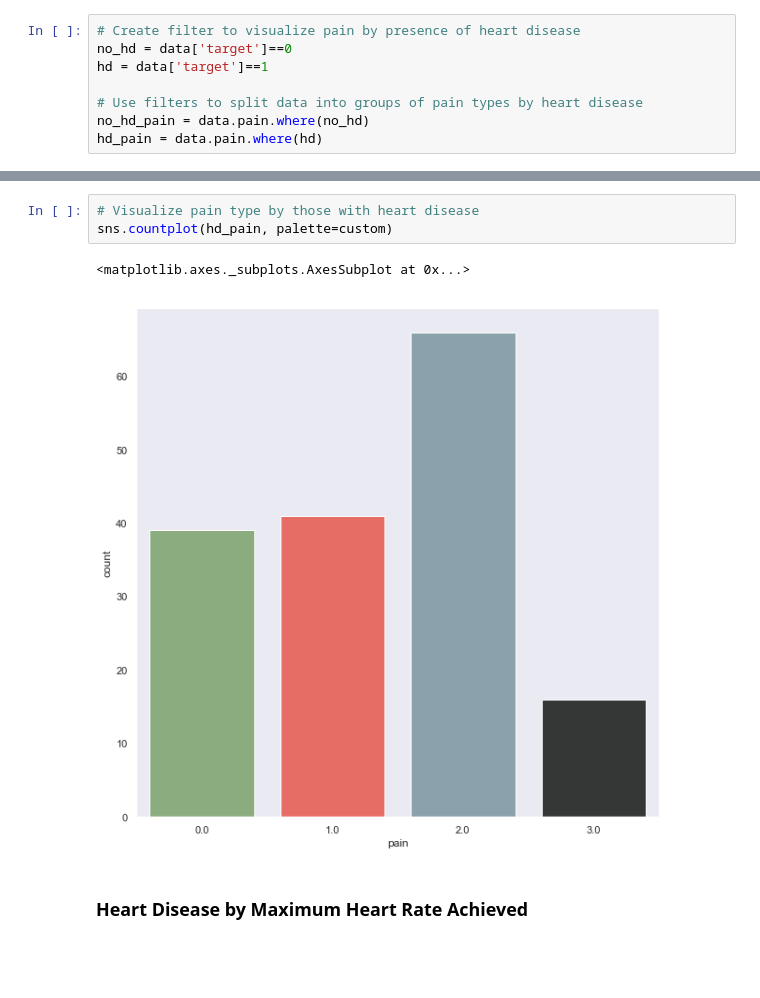
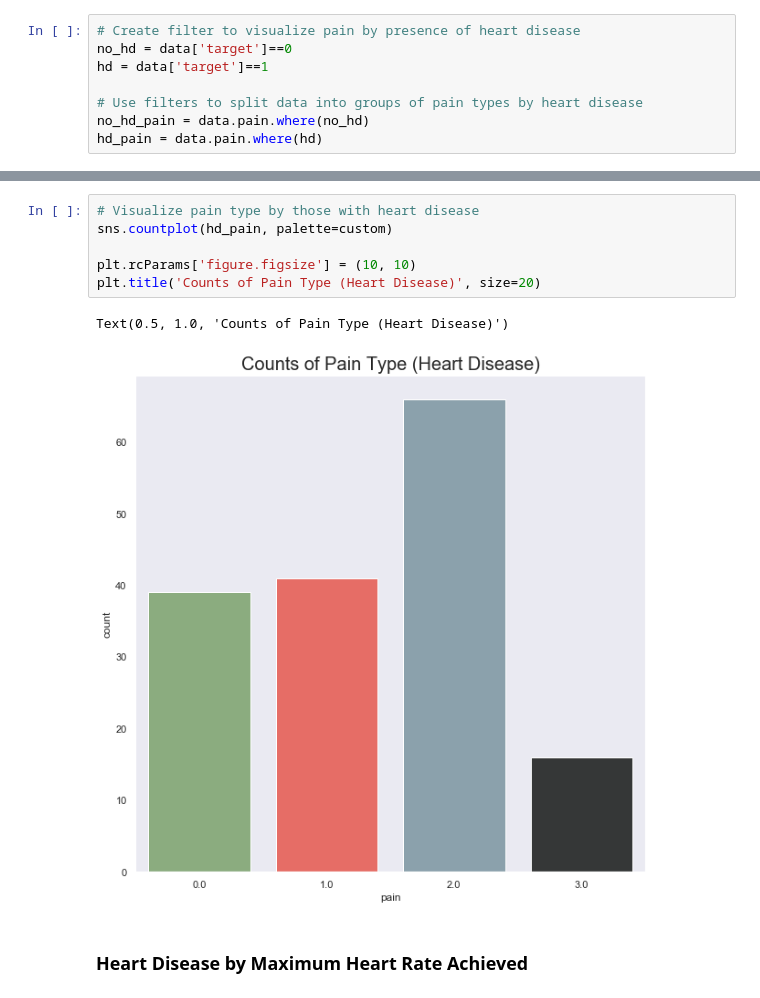
Before and after one commit to ljsauer/LaunchCode, a Jupyter notebook: Final Project - EDA/Heart_Disease_EDA.ipynb, the cells around one changed output, grey strips where cells are left out. Cells and saved outputs as stored; diff of their text form; blank space fills up the shorter version.

```diff
--- a/Final Project - EDA/Heart_Disease_EDA.ipynb
+++ b/Final Project - EDA/Heart_Disease_EDA.ipynb
@@ -208,9 +219,12 @@ sns.countplot(no_hd_pain, palette=custom)
 # %%
 # Visualize pain type by those with heart disease
 sns.countplot(hd_pain, palette=custom)
+
+plt.rcParams['figure.figsize'] = (10, 10)
+plt.title('Counts of Pain Type (Heart Disease)', size=20)
 # %% [output]
-<matplotlib.axes._subplots.AxesSubplot at 0x...>
+Text(0.5, 1.0, 'Counts of Pain Type (Heart Disease)')
-[figure, old version]
+[figure, new version]
 # %% [markdown]
 ### Heart Disease by Maximum Heart Rate Achieved
 # %%
```
Also changed, not shown: parts of 9 cells of this notebook.
